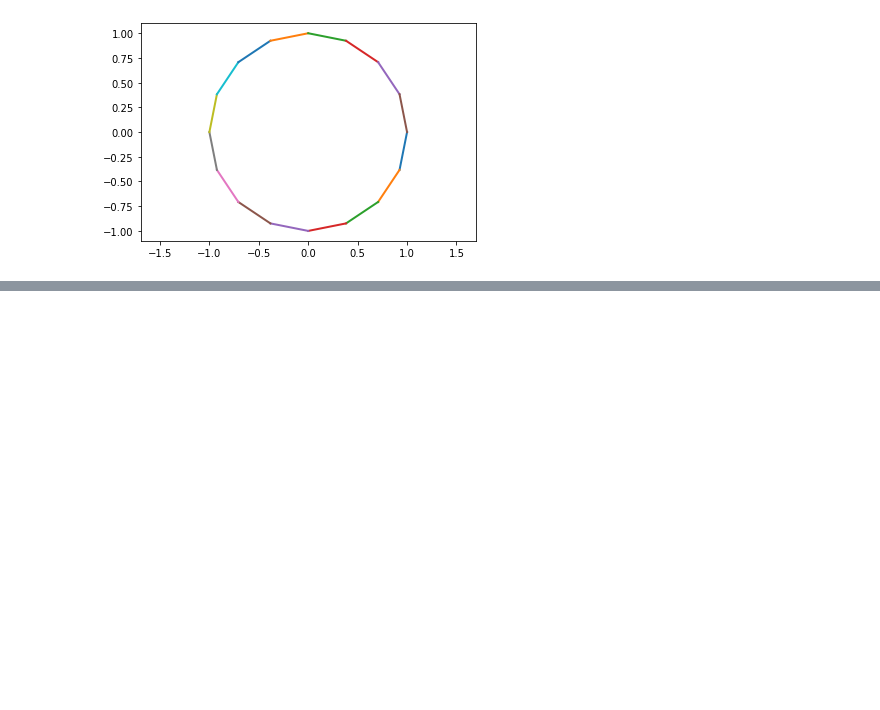
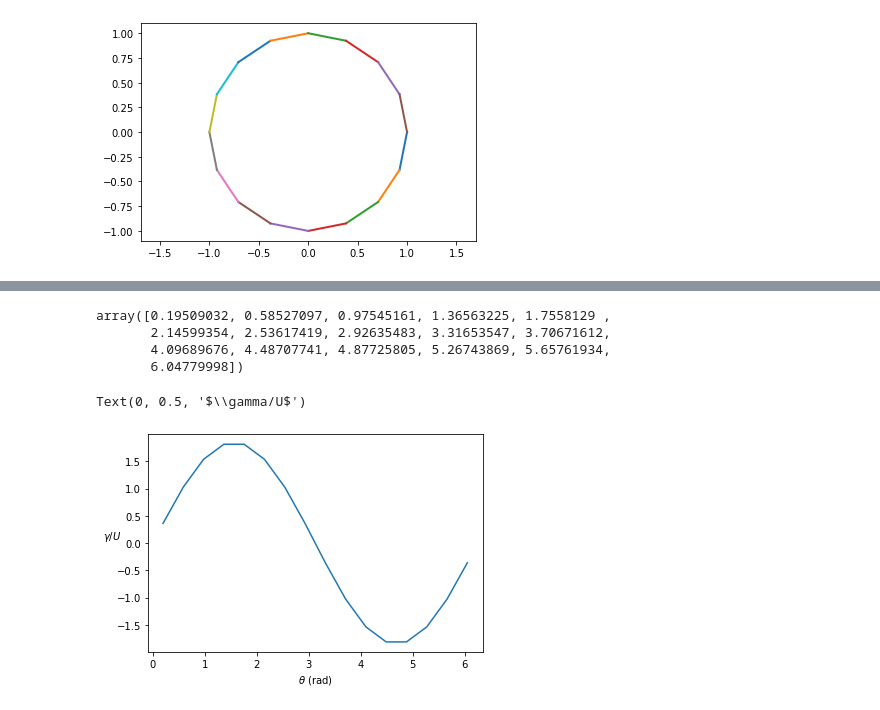
Before and after one commit to weymouth/MarineHydro, a Jupyter notebook: tutorials/notebook template.ipynb, the cells around one changed output, grey strips where cells are left out. Drawn from its saved outputs; the diff is of its cells as text; code cells hidden in the pictures; blank space fills up the shorter version.

```diff
--- a/tutorials/notebook template.ipynb
+++ b/tutorials/notebook template.ipynb
@@ -110,0 +122,17 @@ plt.axis('equal')
+# %%
+circle.get_array('gamma')
+circle.get_array('S')
+circle.distance()
+# %% [output]
+array([0.19509032, 0.58527097, 0.97545161, 1.36563225, 1.7558129 ,
+       2.14599354, 2.53617419, 2.92635483, 3.31653547, 3.70671612,
+       4.09689676, 4.48707741, 4.87725805, 5.26743869, 5.65761934,
+       6.04779998])
+# %%
+gamma=circle.get_array('gamma')
+s = circle.distance()
+plt.plot(s,gamma)
+plt.xlabel(r'$\theta$ (rad)');plt.ylabel(r'$\gamma/U$', rotation=0)
+# %% [output]
+Text(0, 0.5, '$\\gamma/U$')
+[figure, added]
```
Also changed, not shown: parts of 8 cells of this notebook.
